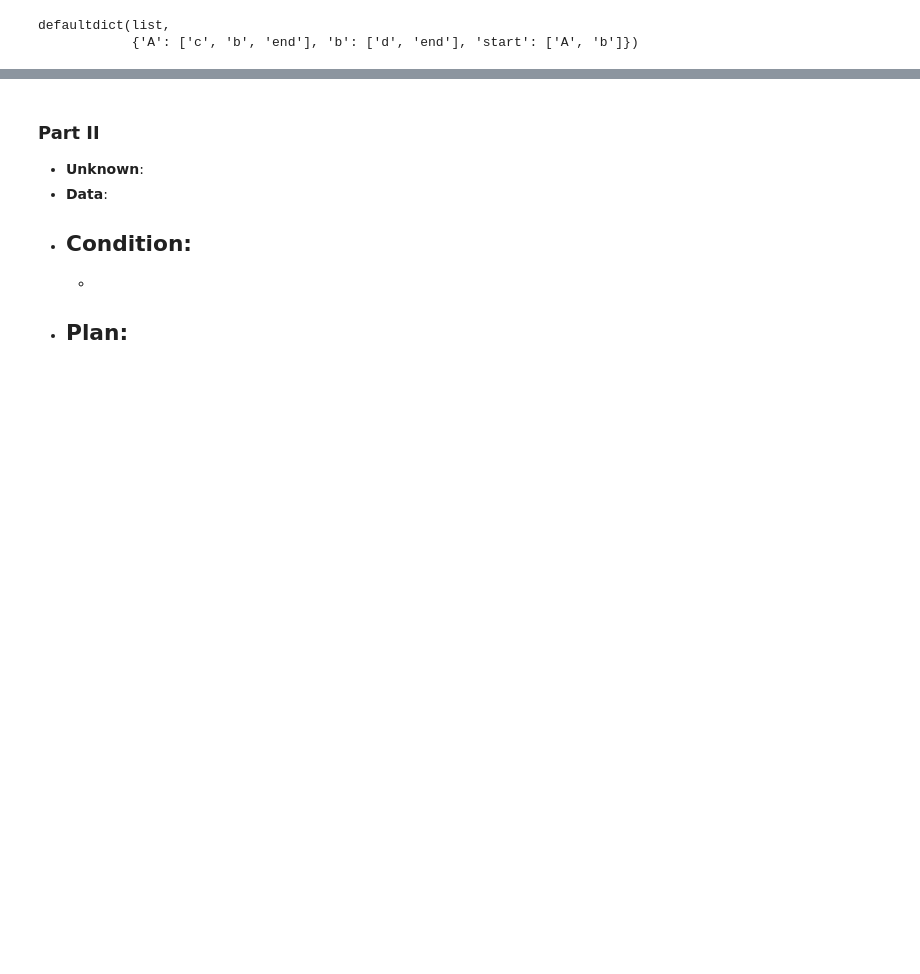
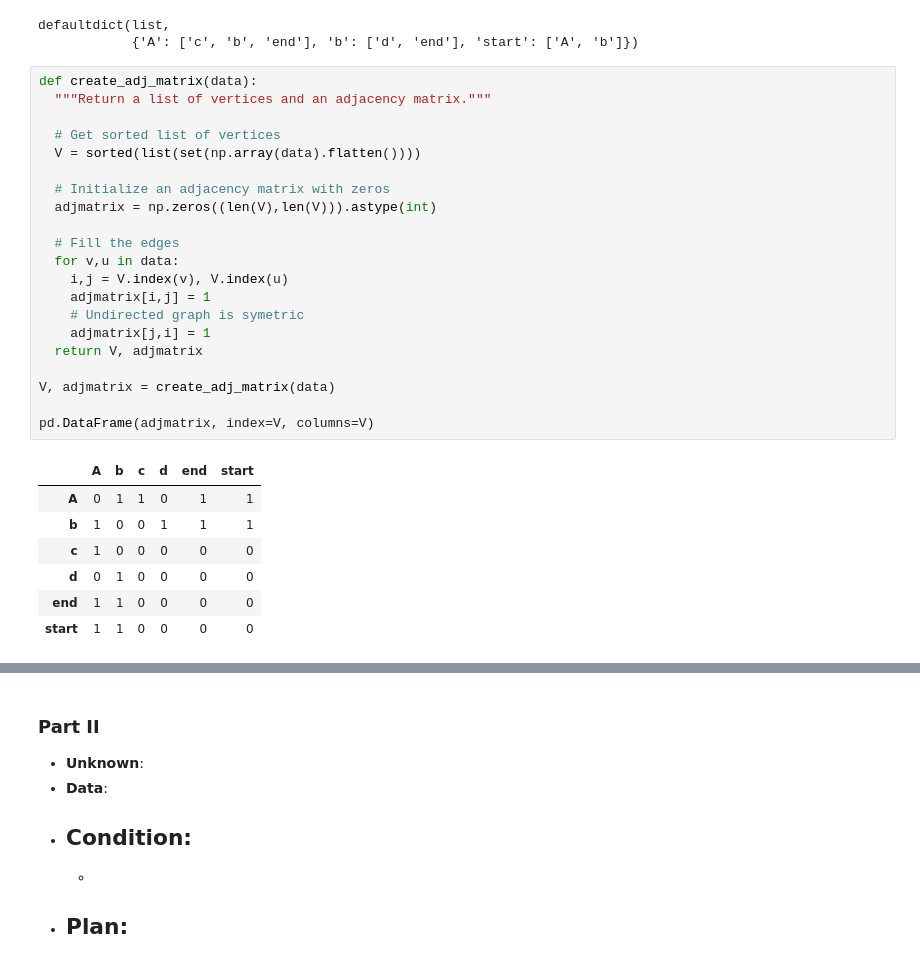
Before and after one commit to lustraka/puzzles, a Jupyter notebook: AoC2021/AoC_08.ipynb, the cells around one changed output, grey strips where cells are left out. Cells and saved outputs as stored; diff of their text form; blank space fills up the shorter version.

```diff
--- a/AoC2021/AoC_08.ipynb
+++ b/AoC2021/AoC_08.ipynb
@@ -55,4 +55,33 @@ g.graph
 # %% [output]
 defaultdict(list,
             {'A': ['c', 'b', 'end'], 'b': ['d', 'end'], 'start': ['A', 'b']})
+# %%
+def create_adj_matrix(data):
+  """Return a list of vertices and an adjacency matrix."""
+
+  # Get sorted list of vertices
+  V = sorted(list(set(np.array(data).flatten())))
+
+  # Initialize an adjacency matrix with zeros
+  adjmatrix = np.zeros((len(V),len(V))).astype(int)
+
+  # Fill the edges
+  for v,u in data:
+    i,j = V.index(v), V.index(u)
+    adjmatrix[i,j] = 1
+    # Undirected graph is symetric
+    adjmatrix[j,i] = 1
+  return V, adjmatrix
+
+V, adjmatrix = create_adj_matrix(data)
+
+pd.DataFrame(adjmatrix, index=V, columns=V)
+# %% [output]
+|  | A | b | c | d | end | start |
+| A | 0 | 1 | 1 | 0 | 1 | 1 |
+| b | 1 | 0 | 0 | 1 | 1 | 1 |
+| c | 1 | 0 | 0 | 0 | 0 | 0 |
+| d | 0 | 1 | 0 | 0 | 0 | 0 |
+| end | 1 | 1 | 0 | 0 | 0 | 0 |
+| start | 1 | 1 | 0 | 0 | 0 | 0 |
 # %% [markdown]
```
Also changed, not shown: parts of 1 cell of this notebook.
